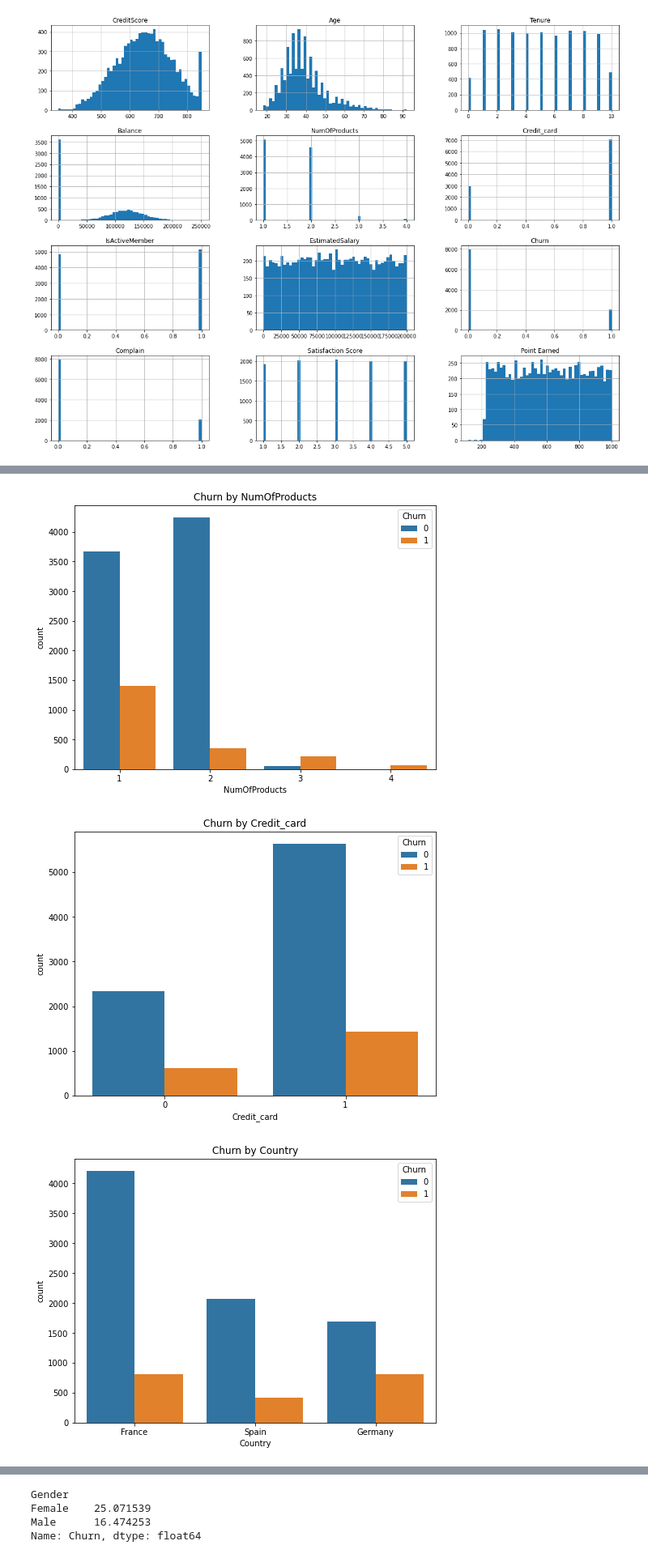
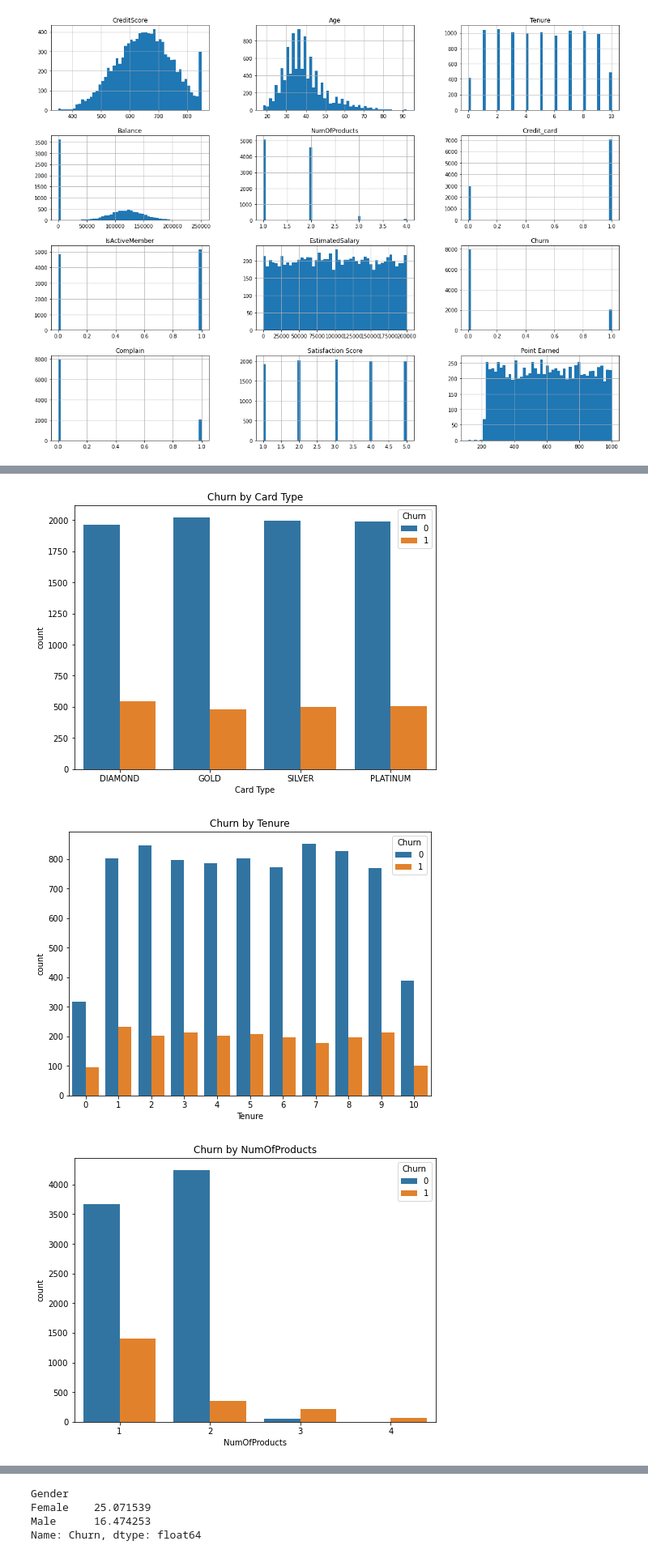
Before and after one commit to Wairimukimm/Customer-churn, a Jupyter notebook: Untitled.ipynb, the cells around one changed output, grey strips where cells are left out. Shown at 81% size. Drawn from its saved outputs; the diff is of its cells as text; code cells hidden in the pictures.

```diff
--- a/Untitled.ipynb
+++ b/Untitled.ipynb
@@ -132,4 +153,4 @@ new_names = {
 df.rename(columns=new_names, inplace=True)
 # %%
-#remove unnecessary columns
-df.drop(columns = ['RowNumber', 'CustomerId'], inplace=True)
+#drop unnecessary columns
+df.drop(columns = ['RowNumber', 'CustomerId', 'Surname'], inplace=True)
@@ -160,15 +215,16 @@ plot_histograms(df)
 # %%
+#visualize churn distribution across specific features
 def plot_churn_by_feature(df, feature):
     plt.figure(figsize=(8, 6))
     sns.countplot(data=df, x=feature, hue='Churn')
     plt.title(f'Churn by {feature}')
     plt.show()
-
-features_to_plot = ['NumOfProducts', 'Credit_card', 'Country', 'Gender', 'IsActiveMember']
+#features to plot
+features_to_plot = ['Card Type', 'Tenure', 'NumOfProducts', 'Credit_card', 'Country', 'Gender', 'IsActiveMember', 'Complain', 'Satisfaction Score']
 
 for feature in features_to_plot:
     plot_churn_by_feature(df, feature)
 # %% [output]
-[figure, old version]
+[figure, new version]
-[figure, old version]
+[figure, new version]
-[figure, old version]
+[figure, new version]
```
Also changed, not shown: parts of 77 cells of this notebook, 2 other files.
